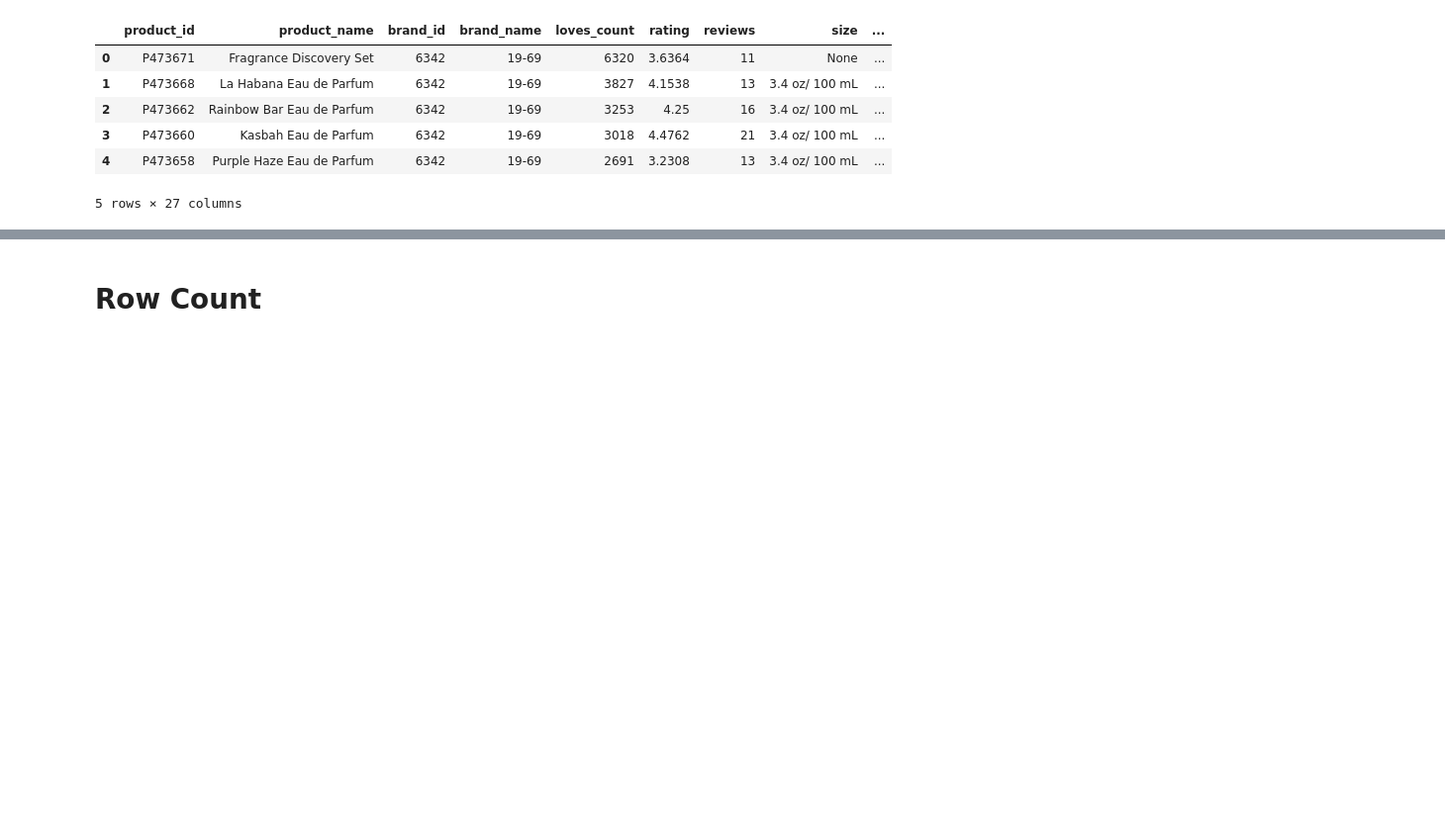
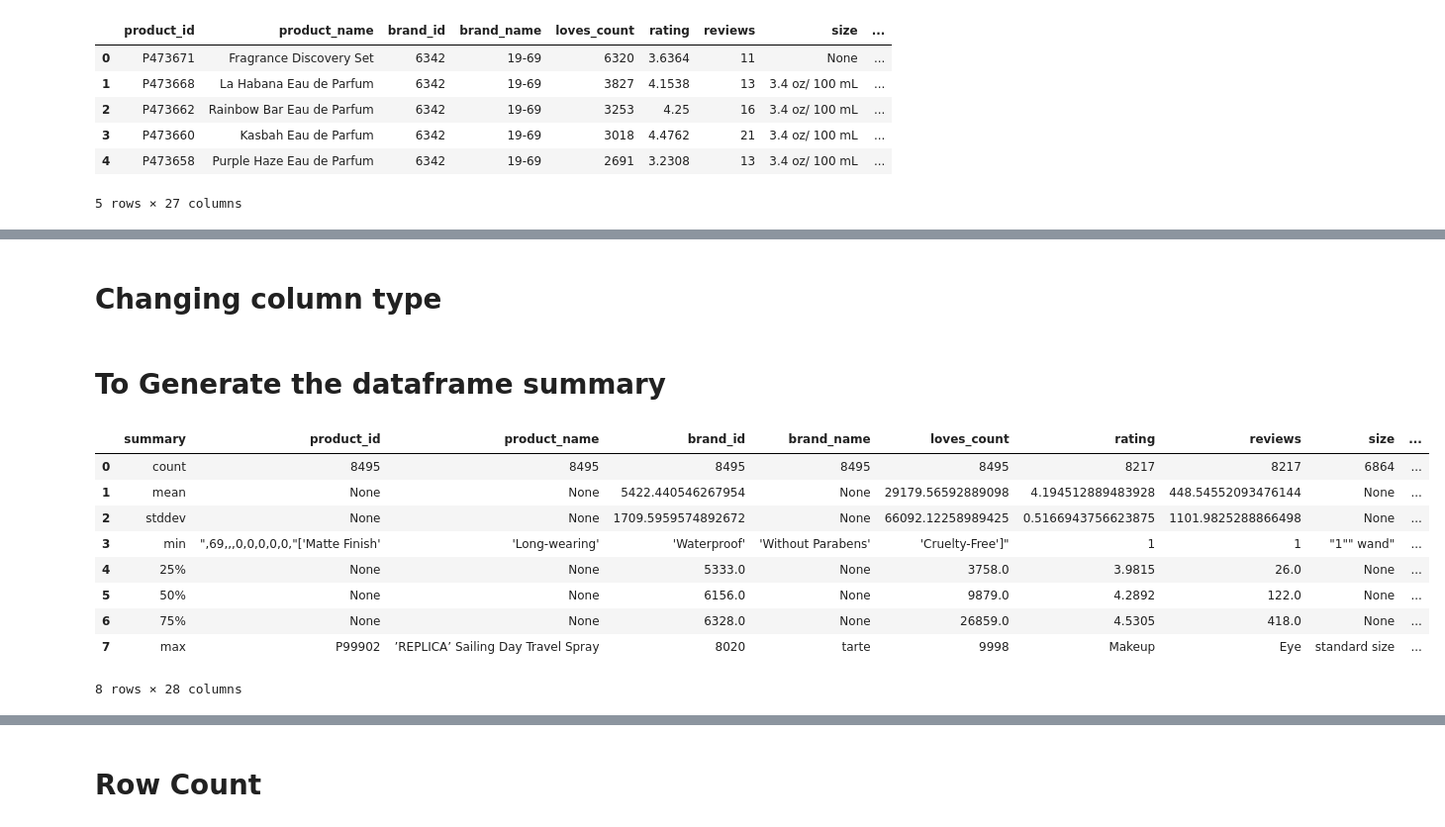
Before and after one commit to Prateek-Sharma-87/pyspark-basics, a Jupyter notebook: Examples.ipynb, the cells around one changed output, grey strips where cells are left out. Shown at 99% size. Cells and saved outputs as stored; diff of their text form; code cells hidden in the pictures; blank space fills up the shorter version.

```diff
--- a/Examples.ipynb
+++ b/Examples.ipynb
@@ -47,0 +91,17 @@ df.limit(5).toPandas()
+# %% [markdown]
+# Changing column type
+# %% [markdown]
+# To Generate the dataframe summary
+# %%
+df.summary().toPandas()
+# %% [output]
+|  | summary | product_id | product_name | brand_id | brand_name | loves_count | rating | reviews | size | ... |
+| 0 | count | 8495 | 8495 | 8495 | 8495 | 8495 | 8217 | 8217 | 6864 | ... |
+| 1 | mean | None | None | 5422.440546267954 | None | 29179.56592889098 | 4.194512889483928 | 448.54552093476144 | None | ... |
+| 2 | stddev | None | None | 1709.5959574892672 | None | 66092.12258989425 | 0.5166943756623875 | 1101.9825288866498 | None | ... |
+| 3 | min | ",69,,,0,0,0,0,0,"['Matte Finish' | 'Long-wearing' | 'Waterproof' | 'Without Parabens' | 'Cruelty-Free']" | 1 | 1 | "1"" wand" | ... |
+| 4 | 25% | None | None | 5333.0 | None | 3758.0 | 3.9815 | 26.0 | None | ... |
+| 5 | 50% | None | None | 6156.0 | None | 9879.0 | 4.2892 | 122.0 | None | ... |
+| 6 | 75% | None | None | 6328.0 | None | 26859.0 | 4.5305 | 418.0 | None | ... |
+| 7 | max | P99902 | ’REPLICA’ Sailing Day Travel Spray | 8020 | tarte | 9998 | Makeup | Eye | standard size | ... |
+8 rows × 28 columns
```
Also changed, not shown: parts of 16 cells of this notebook.
